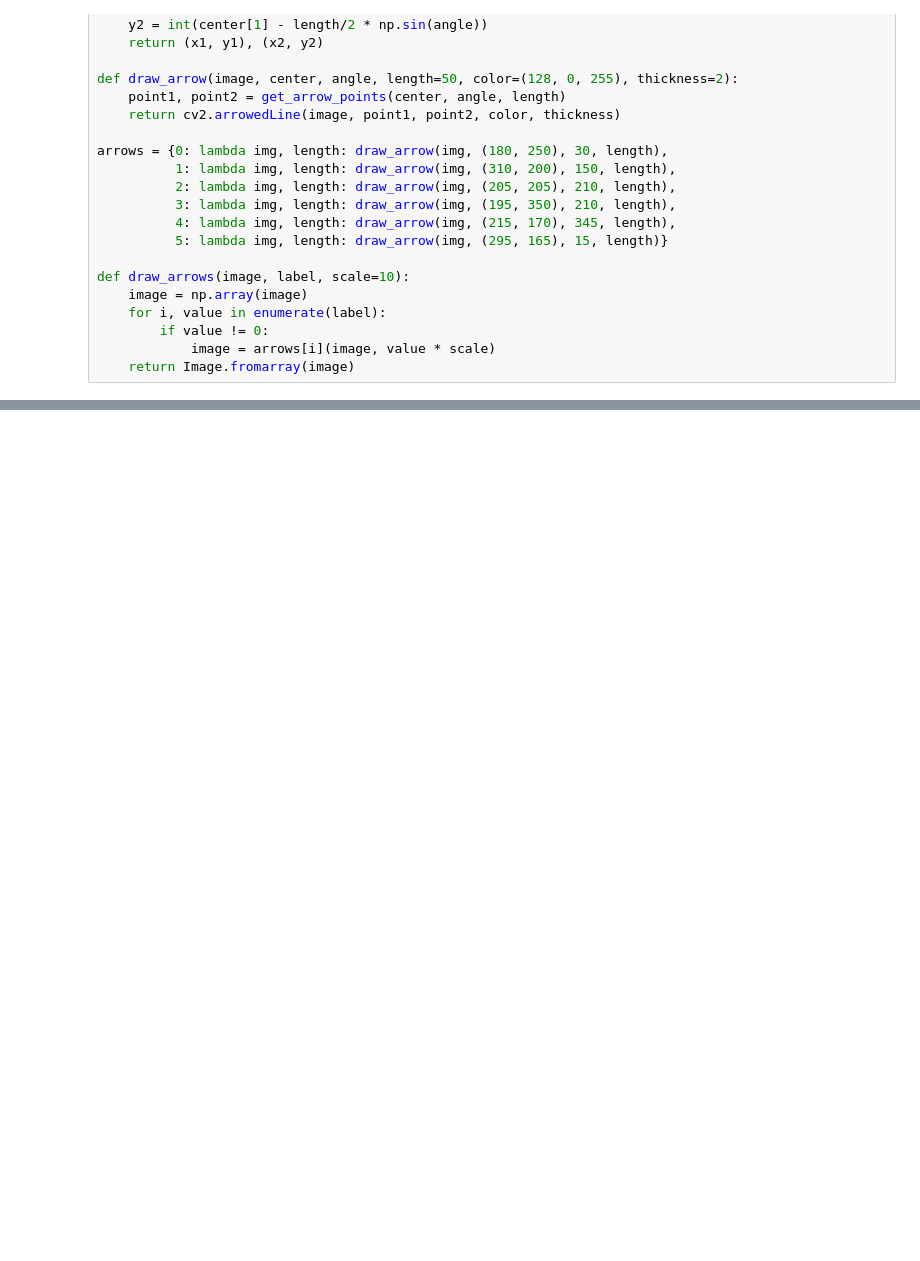
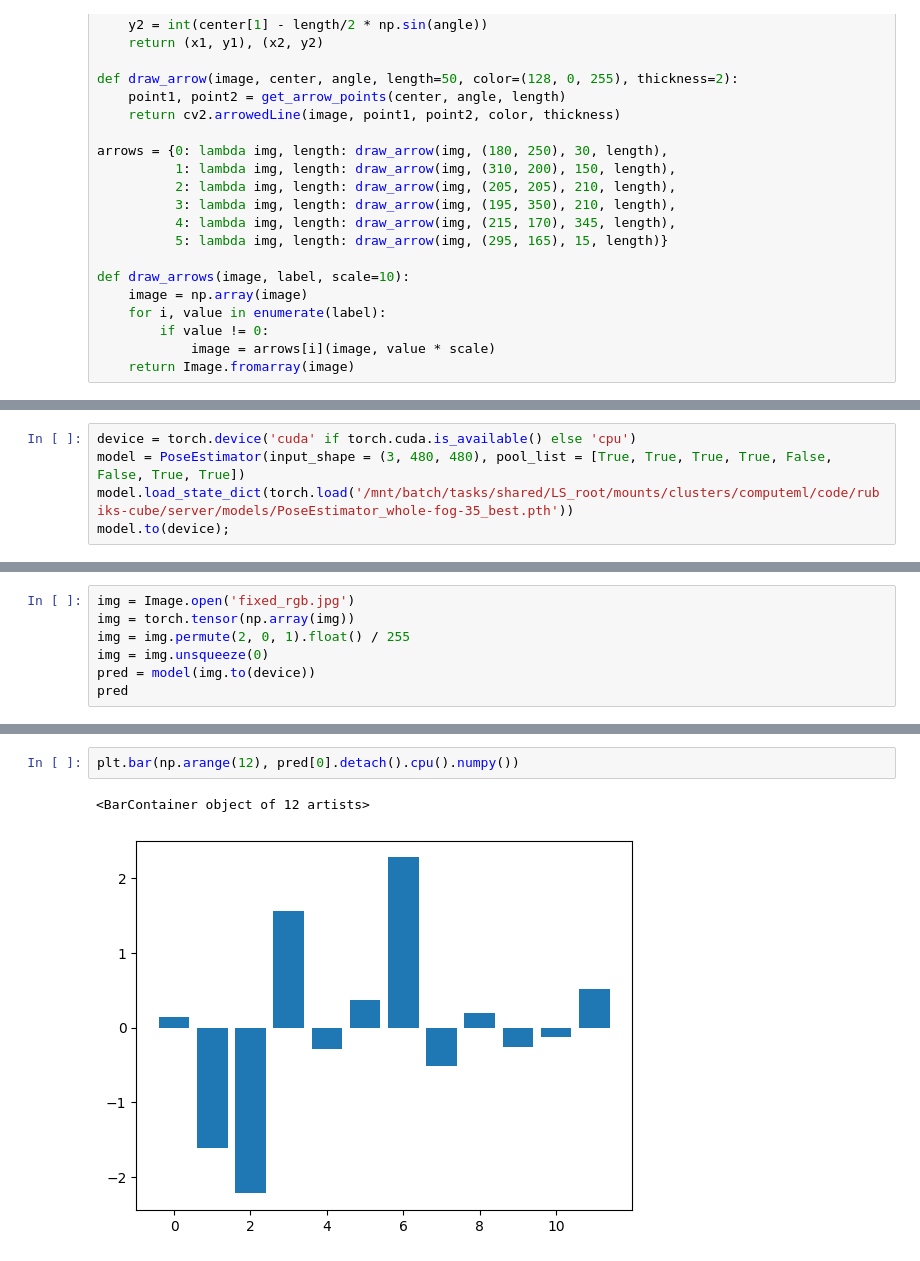
Before and after one commit to leonardovazsp/rubiks-cube, a Jupyter notebook: server/img_viz.ipynb, the cells around one changed output, grey strips where cells are left out. Saved outputs shown, nothing was run; the diff lists cells and outputs as text; blank space fills up the shorter version.

```diff
--- a/server/img_viz.ipynb
+++ b/server/img_viz.ipynb
@@ -45,0 +66,5 @@ draw_arrows(image, label)
+# %%
+device = torch.device('cuda' if torch.cuda.is_available() else 'cpu')
+model = PoseEstimator(input_shape = (3, 480, 480), pool_list = [True, True, True, True, False, False, True, True])
+model.load_state_dict(torch.load('/mnt/batch/tasks/shared/LS_root/mounts/clusters/computeml/code/rubiks-cube/server/models/PoseEstimator_whole-fog-35_best.pth'))
+model.to(device);
@@ -45,0 +91,7 @@ draw_arrows(image, label)
+# %%
+img = Image.open('fixed_rgb.jpg')
+img = torch.tensor(np.array(img))
+img = img.permute(2, 0, 1).float() / 255
+img = img.unsqueeze(0)
+pred = model(img.to(device))
+pred
@@ -45,0 +115,5 @@ draw_arrows(image, label)
+# %%
+plt.bar(np.arange(12), pred[0].detach().cpu().numpy())
+# %% [output]
+<BarContainer object of 12 artists>
+[figure, added]
```
Also changed, not shown: parts of 19 cells of this notebook, 1 other file.
